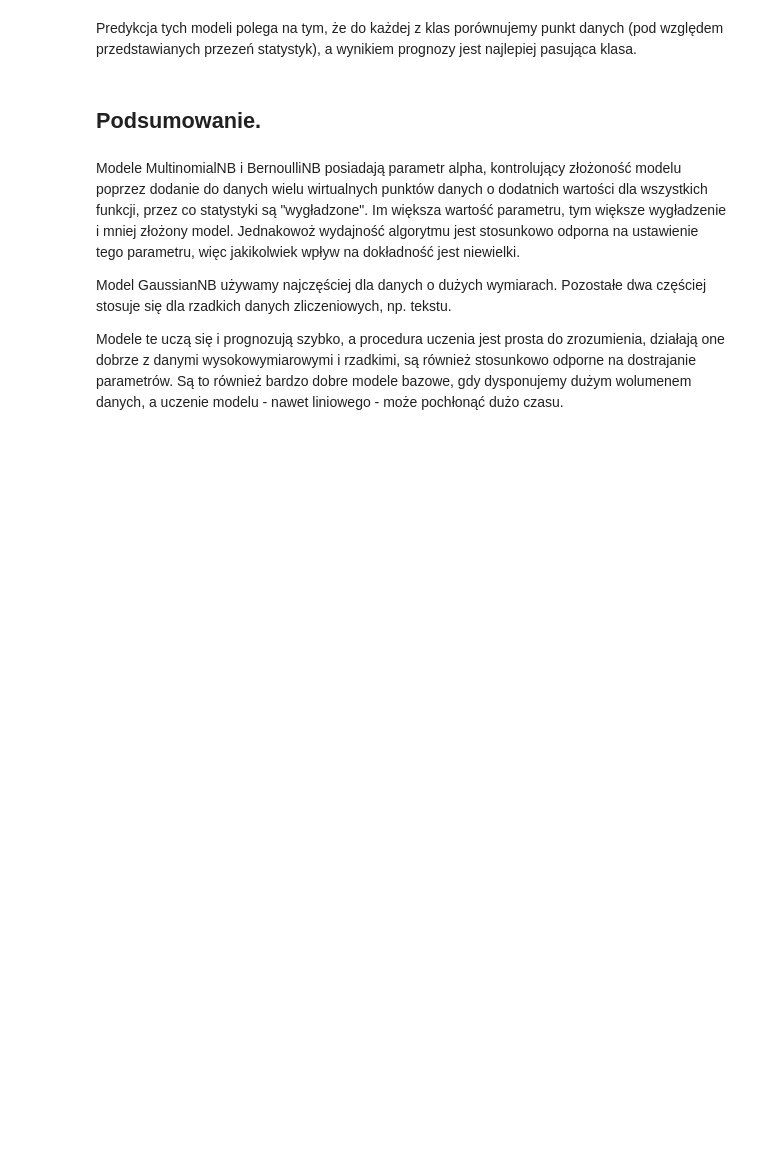
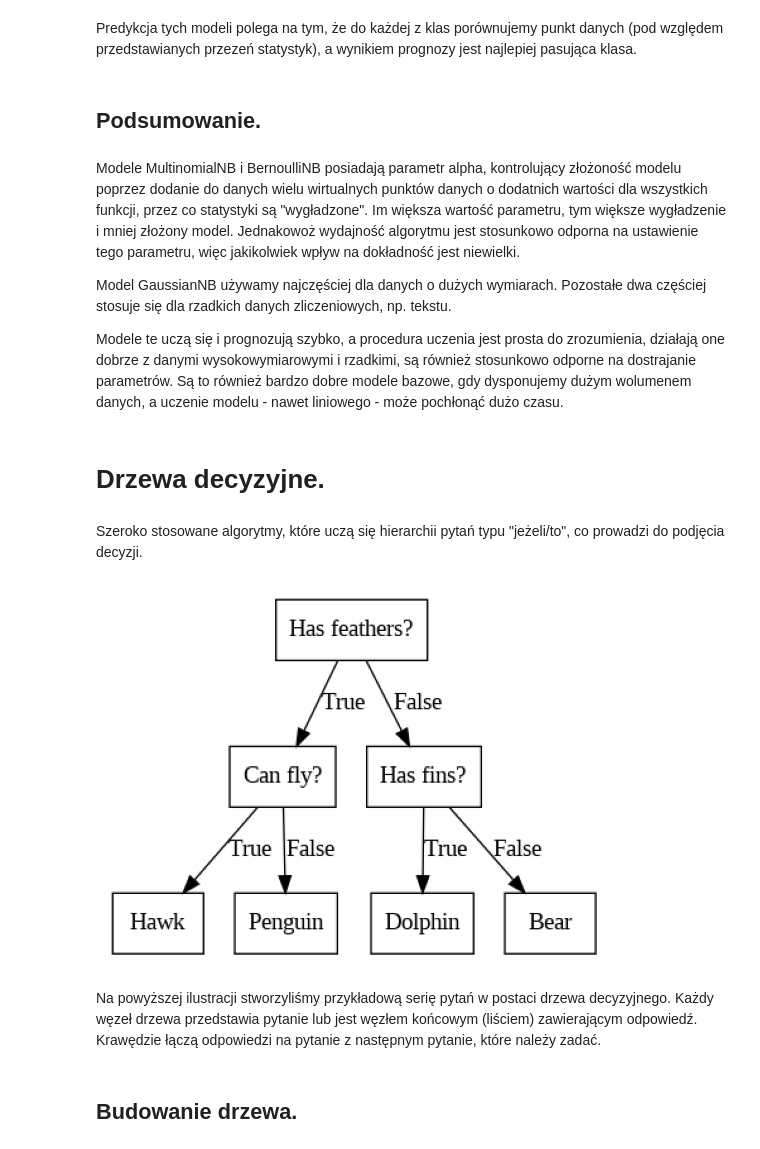
Before and after one commit to jakubtwalczak/Muller_Guido_Introduction_to_ML, a Jupyter notebook: Rozdział_2_uczenie_nadzorowane_cz_1.ipynb, the cells around one changed output. Drawn from its saved outputs; the diff is of its cells as text; code cells hidden in the pictures; blank space fills up the shorter version.

```diff
--- a/Rozdział_2_uczenie_nadzorowane_cz_1.ipynb
+++ b/Rozdział_2_uczenie_nadzorowane_cz_1.ipynb
@@ -776,3 +779,15 @@ Modele MultinomialNB i BernoulliNB posiadają parametr alpha, kontrolujący zło
 Model GaussianNB używamy najczęściej dla danych o dużych wymiarach. Pozostałe dwa częściej stosuje się dla rzadkich danych zliczeniowych, np. tekstu.
 
 Modele te uczą się i prognozują szybko, a procedura uczenia jest prosta do zrozumienia, działają one dobrze z danymi wysokowymiarowymi i rzadkimi, są również stosunkowo odporne na dostrajanie parametrów. Są to również bardzo dobre modele bazowe, gdy dysponujemy dużym wolumenem danych, a uczenie modelu - nawet liniowego - może pochłonąć dużo czasu.
+# %% [markdown]
+# Drzewa decyzyjne.
+# %% [markdown]
+Szeroko stosowane algorytmy, które uczą się hierarchii pytań typu "jeżeli/to", co prowadzi do podjęcia decyzji.
+# %%
+mglearn.plots.plot_animal_tree()
+# %% [output]
+[figure, added]
+# %% [markdown]
+Na powyższej ilustracji stworzyliśmy przykładową serię pytań w postaci drzewa decyzyjnego. Każdy węzeł drzewa przedstawia pytanie lub jest węzłem końcowym (liściem) zawierającym odpowiedź. Krawędzie łączą odpowiedzi na pytanie z następnym pytanie, które należy zadać.
+# %% [markdown]
+## Budowanie drzewa.
```
Also changed, not shown: parts of 28 cells of this notebook.
